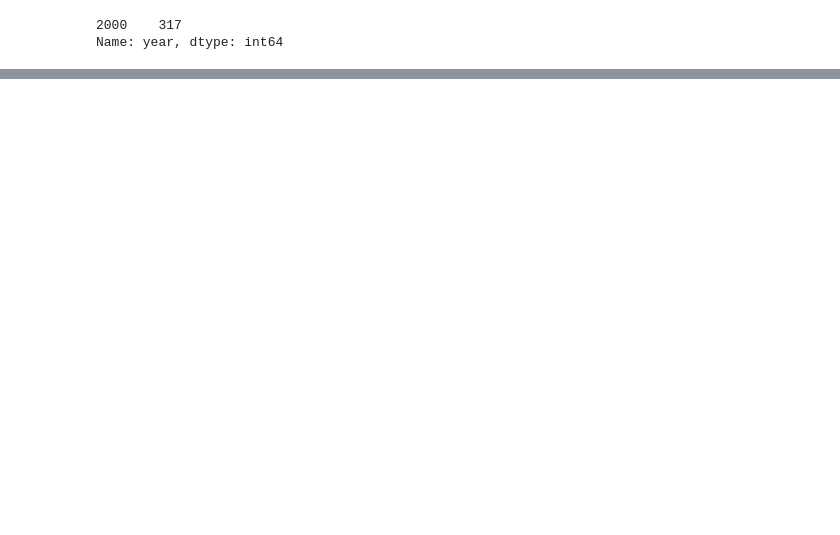
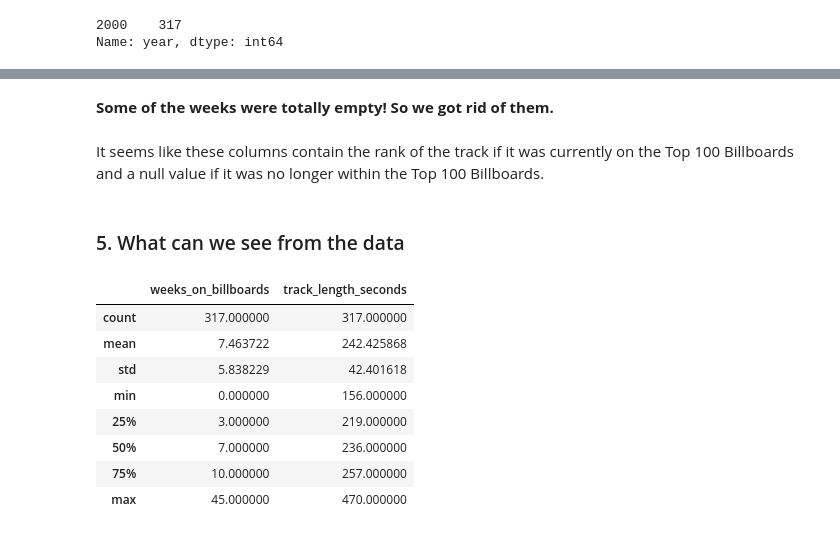
Before and after one commit to spockl/ga-dsi-1, a Jupyter notebook: projects/projects-weekly/project-02/project_two_jocelyn_ong.ipynb, the cells around one changed output, grey strips where cells are left out. Drawn from its saved outputs; the diff is of its cells as text; code cells hidden in the pictures; blank space fills up the shorter version.

```diff
--- a/projects/projects-weekly/project-02/project_two_jocelyn_ong.ipynb
+++ b/projects/projects-weekly/project-02/project_two_jocelyn_ong.ipynb
@@ -46,0 +117,8 @@ Name: year_peaked, dtype: int64
+# %%
+df['weeks_on_billboards'] = df['date_peaked'] - df['date_entered']
+# %%
+def get_days(x):
+    y = str(x).split()
+    return float(y[0])/7.
+# %%
+df['weeks_on_billboards'] = df['weeks_on_billboards'].map(get_days)
@@ -46,0 +139,2 @@ Name: year_peaked, dtype: int64
+# %%
+df.dropna(how='all', axis=1, inplace=True)
@@ -46,0 +151,18 @@ Name: year_peaked, dtype: int64
+# %% [markdown]
+**Some of the weeks were totally empty! So we got rid of them.**
+# %% [markdown]
+It seems like these columns contain the rank of the track if it was currently on the Top 100 Billboards and a null value if it was no longer within the Top 100 Billboards.
+# %% [markdown]
+### 5. What can we see from the data
+# %%
+df[['weeks_on_billboards','track_length_seconds']].describe()
+# %% [output]
+|  | weeks_on_billboards | track_length_seconds |
+| count | 317.000000 | 317.000000 |
+| mean | 7.463722 | 242.425868 |
+| std | 5.838229 | 42.401618 |
+| min | 0.000000 | 156.000000 |
+| 25% | 3.000000 | 219.000000 |
+| 50% | 7.000000 | 236.000000 |
+| 75% | 10.000000 | 257.000000 |
+| max | 45.000000 | 470.000000 |
```
Also changed, not shown: parts of 31 cells of this notebook, 4 other files.
